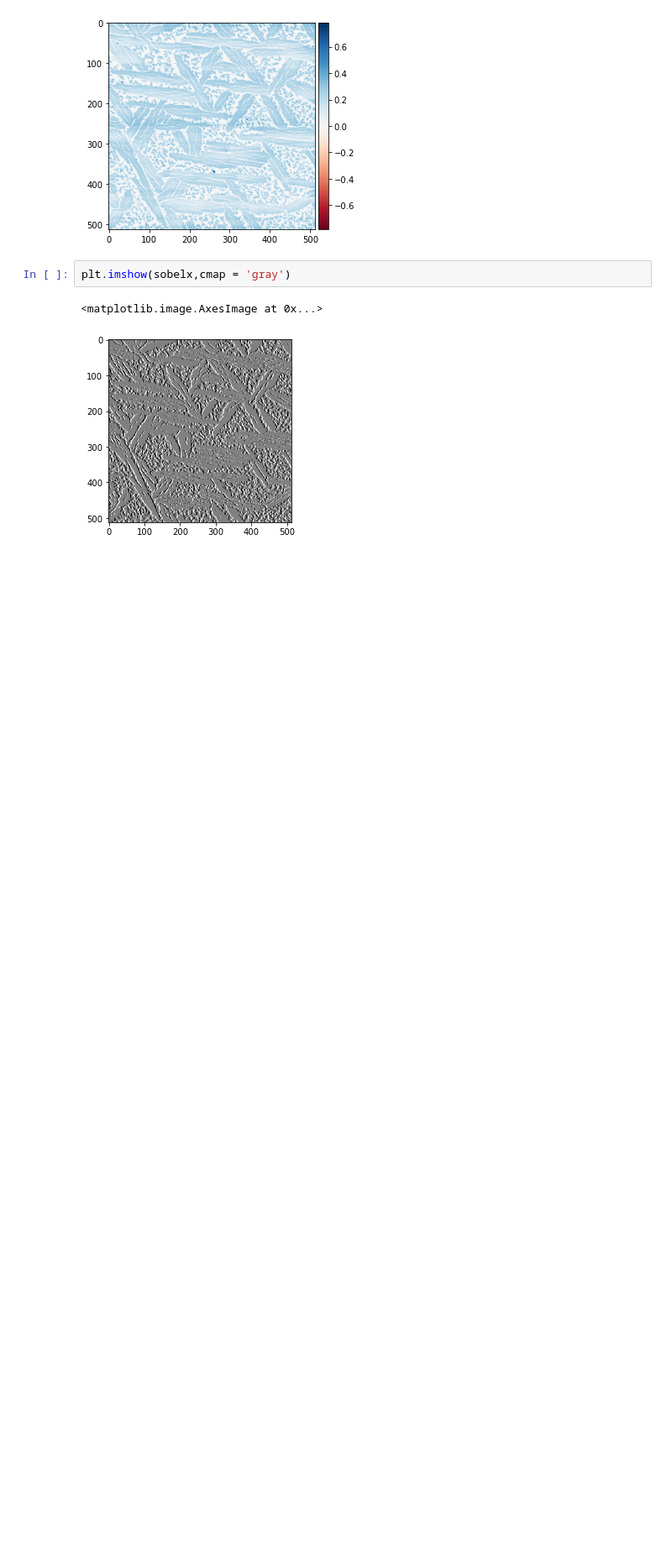
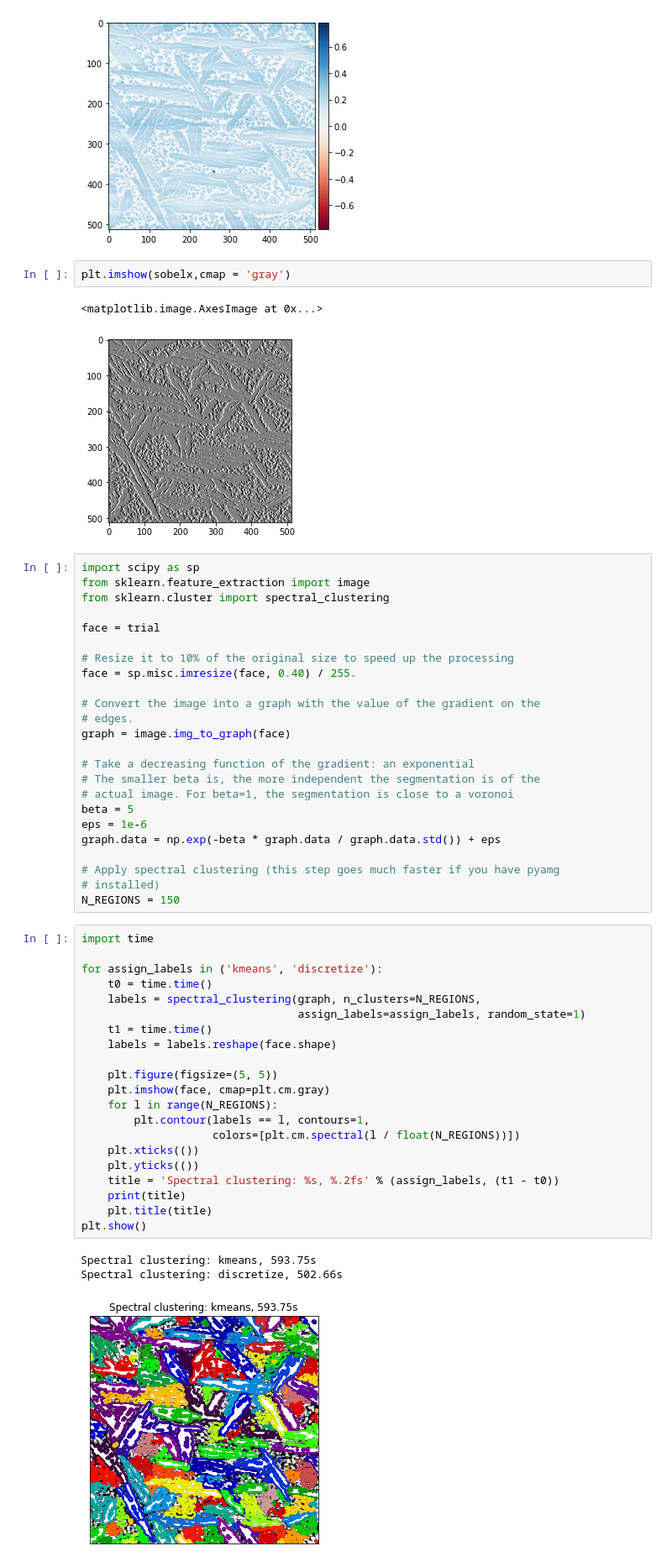
Before and after one commit to liud16/direct18project, a Jupyter notebook: direct18project/RoughWork.ipynb, the cells around one changed output. Shown at 84% size. Drawn from its saved outputs; the diff is of its cells as text; blank space fills up the shorter version.

```diff
--- a/direct18project/RoughWork.ipynb
+++ b/direct18project/RoughWork.ipynb
@@ -399,3 +409,52 @@ plt.imshow(sobelx,cmap = 'gray')
 # %% [output]
 <matplotlib.image.AxesImage at 0x...>
 [figure]
+# %%
+import scipy as sp
+from sklearn.feature_extraction import image
+from sklearn.cluster import spectral_clustering
+
+face = trial
+
+# Resize it to 10% of the original size to speed up the processing
+face = sp.misc.imresize(face, 0.40) / 255.
+
+# Convert the image into a graph with the value of the gradient on the
+# edges.
+graph = image.img_to_graph(face)
+
+# Take a decreasing function of the gradient: an exponential
+# The smaller beta is, the more independent the segmentation is of the
+# actual image. For beta=1, the segmentation is close to a voronoi
+beta = 5
+eps = 1e-6
+graph.data = np.exp(-beta * graph.data / graph.data.std()) + eps
+
+# Apply spectral clustering (this step goes much faster if you have pyamg
+# installed)
+N_REGIONS = 150
+# %%
+import time
+
+for assign_labels in ('kmeans', 'discretize'):
+    t0 = time.time()
+    labels = spectral_clustering(graph, n_clusters=N_REGIONS,
+                                 assign_labels=assign_labels, random_state=1)
+    t1 = time.time()
+    labels = labels.reshape(face.shape)
+
+    plt.figure(figsize=(5, 5))
+    plt.imshow(face, cmap=plt.cm.gray)
+    for l in range(N_REGIONS):
+        plt.contour(labels == l, contours=1,
+                    colors=[plt.cm.spectral(l / float(N_REGIONS))])
+    plt.xticks(())
+    plt.yticks(())
+    title = 'Spectral clustering: %s, %.2fs' % (assign_labels, (t1 - t0))
+    print(title)
+    plt.title(title)
+plt.show()
+# %% [output]
+Spectral clustering: kmeans, 593.75s
+Spectral clustering: discretize, 502.66s
+[figure, added]
```
Also changed, not shown: parts of 7 cells of this notebook.
